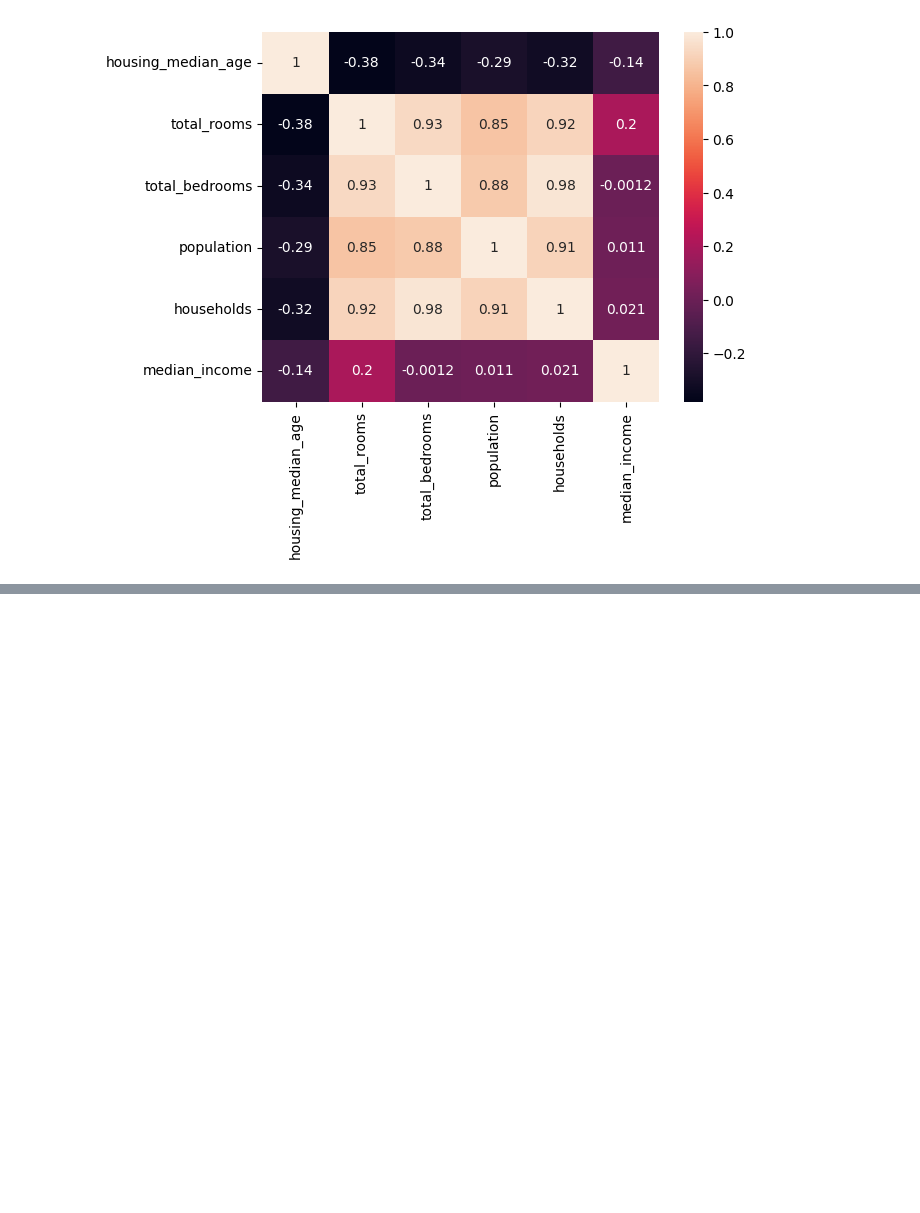
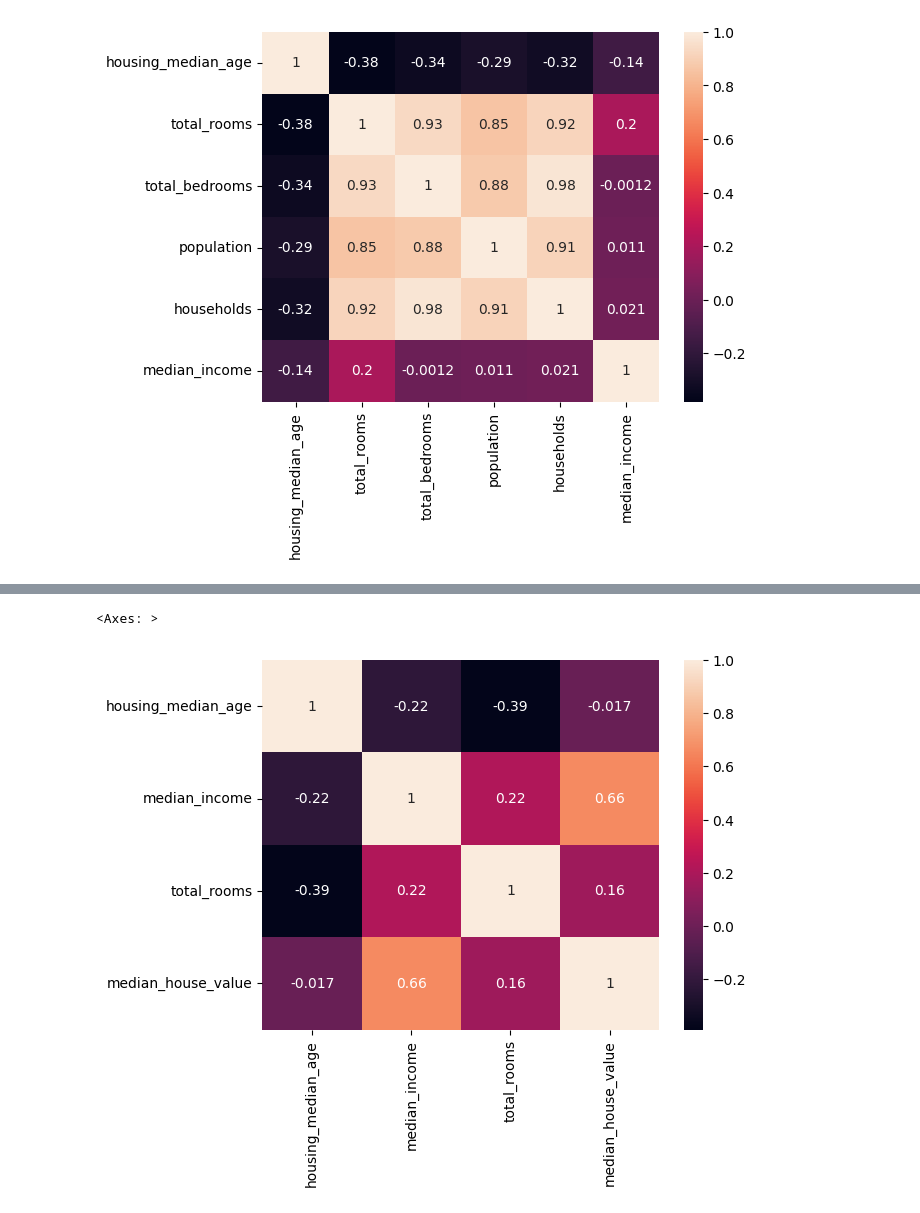
Before and after one commit to mark-torres10/personal_website, a Jupyter notebook: _jupyter/2023-12-22-linear-regression-example.ipynb, the cells around one changed output, grey strips where cells are left out. Cells and saved outputs as stored; diff of their text form; code cells hidden in the pictures; blank space fills up the shorter version.

```diff
--- a/_jupyter/2023-12-22-linear-regression-example.ipynb
+++ b/_jupyter/2023-12-22-linear-regression-example.ipynb
@@ -115,6 +118,7 @@ For our problem, let's take a look at only the properties that are not right on
 # %%
 property_types = ["<1H OCEAN", "INLAND"]
 X = df[df['ocean_proximity'].isin(property_types)]
+y = y[y.index.isin(X.index)]
 columns = [
     "housing_median_age",
     "total_rooms",
@@ -170,0 +191,12 @@ As we can see here, the `total_rooms`, `total_bedrooms`, `population`, and `hous
+# %%
+cols = ["housing_median_age", "median_income", "total_rooms"]
+X = X[cols]
+# %%
+data = X.copy()
+data["median_house_value"] = y.values
+# %%
+# show the correlation matrix between each column in X and the values in y
+sns.heatmap(data.corr(), annot=True)
+# %% [output]
+<Axes: >
+[figure, added]
```
Also changed, not shown: parts of 23 cells of this notebook, 6 other files.
